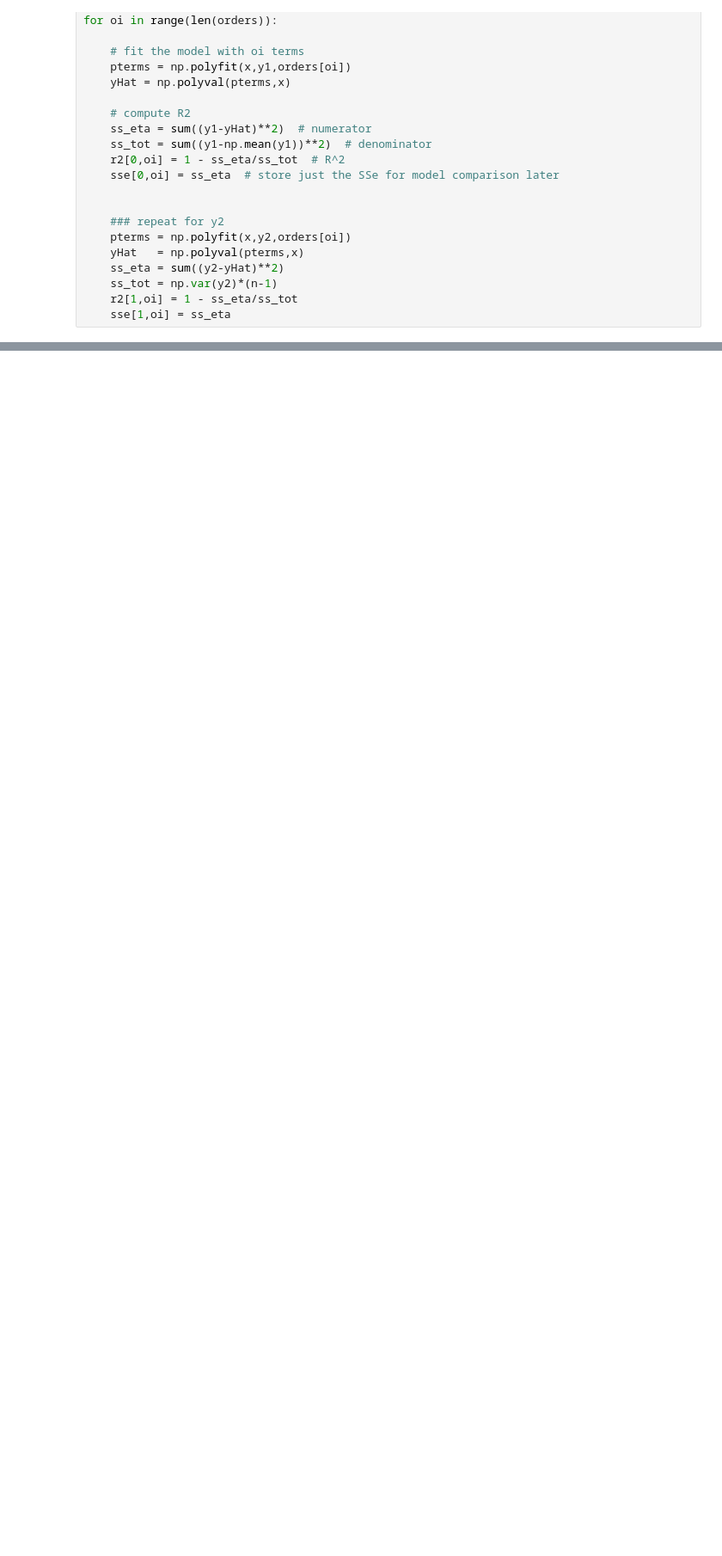
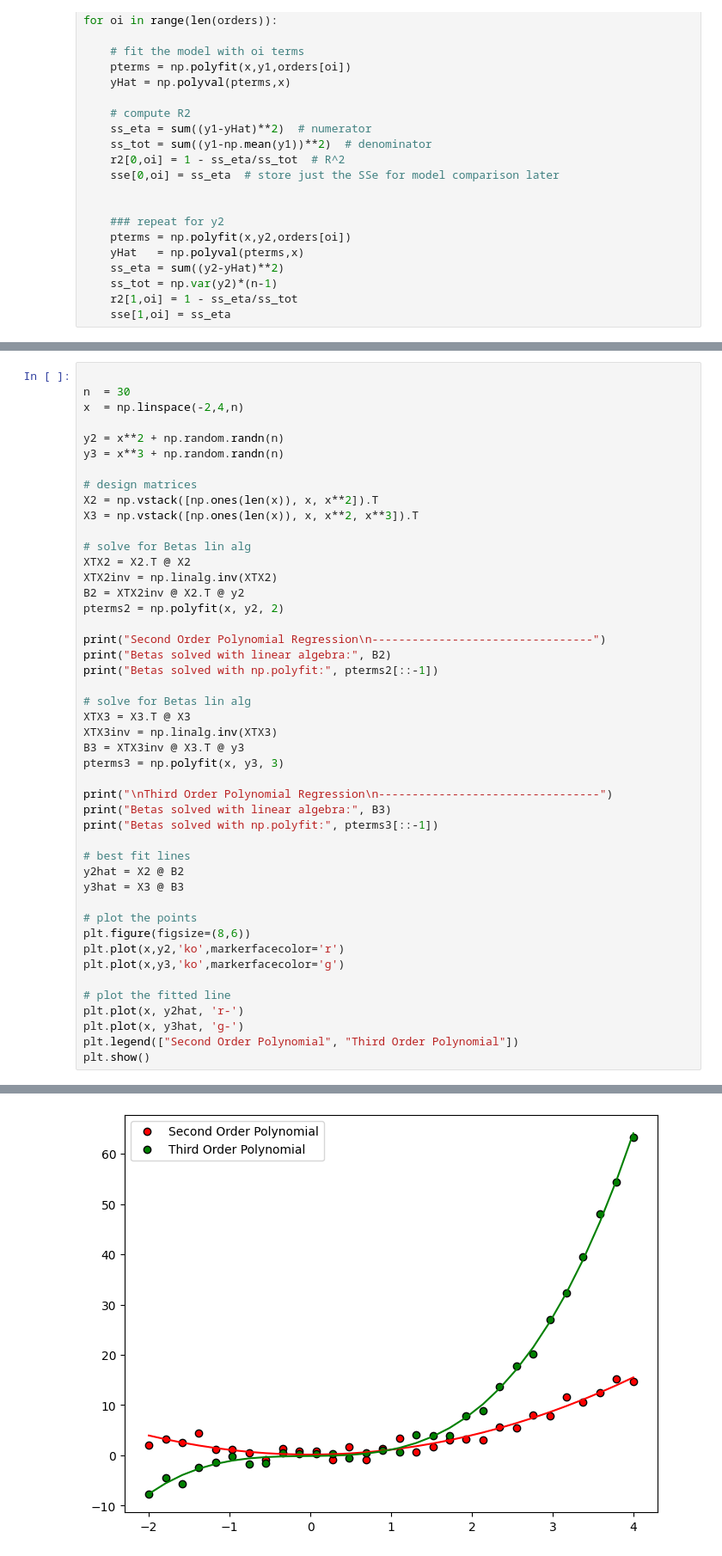
Before and after one commit to SiracencoSerghei/Statistics_and_ML, a Jupyter notebook: 3.0_regression/stats_regression_polynomialRegression.ipynb, the cells around one changed output, grey strips where cells are left out. Shown at 86% size. Drawn from its saved outputs; the diff is of its cells as text; blank space fills up the shorter version.

```diff
--- a/3.0_regression/stats_regression_polynomialRegression.ipynb
+++ b/3.0_regression/stats_regression_polynomialRegression.ipynb
@@ -100,0 +194,47 @@ plt.show()
+# %%
+
+n  = 30
+x  = np.linspace(-2,4,n)
+
+y2 = x**2 + np.random.randn(n)
+y3 = x**3 + np.random.randn(n)
+
+# design matrices
+X2 = np.vstack([np.ones(len(x)), x, x**2]).T
+X3 = np.vstack([np.ones(len(x)), x, x**2, x**3]).T
+
+# solve for Betas lin alg
+XTX2 = X2.T @ X2
+XTX2inv = np.linalg.inv(XTX2)
+B2 = XTX2inv @ X2.T @ y2
+pterms2 = np.polyfit(x, y2, 2)
+
+print("Second Order Polynomial Regression\n---------------------------------")
+print("Betas solved with linear algebra:", B2)
+print("Betas solved with np.polyfit:", pterms2[::-1])
+
+# solve for Betas lin alg
+XTX3 = X3.T @ X3
+XTX3inv = np.linalg.inv(XTX3)
+B3 = XTX3inv @ X3.T @ y3
+pterms3 = np.polyfit(x, y3, 3)
+
+print("\nThird Order Polynomial Regression\n---------------------------------")
+print("Betas solved with linear algebra:", B3)
+print("Betas solved with np.polyfit:", pterms3[::-1])
+
+# best fit lines
+y2hat = X2 @ B2
+y3hat = X3 @ B3
+
+# plot the points
+plt.figure(figsize=(8,6))
+plt.plot(x,y2,'ko',markerfacecolor='r')
+plt.plot(x,y3,'ko',markerfacecolor='g')
+
+# plot the fitted line
+plt.plot(x, y2hat, 'r-')
+plt.plot(x, y3hat, 'g-')
+plt.legend(["Second Order Polynomial", "Third Order Polynomial"])
+plt.show()
+# %% [output]
@@ -100,0 +250 @@ plt.show()
+[figure, added]
```
Also changed, not shown: parts of 9 cells of this notebook.
